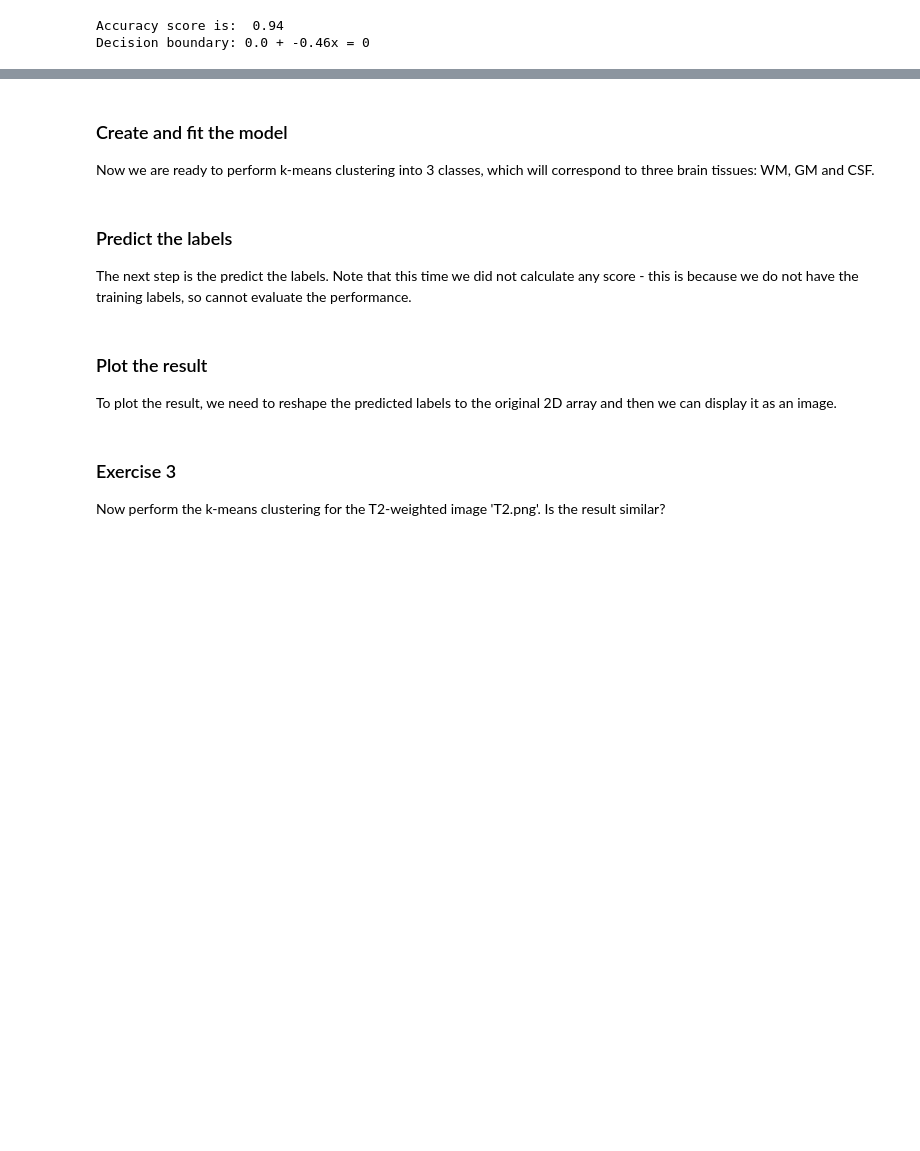
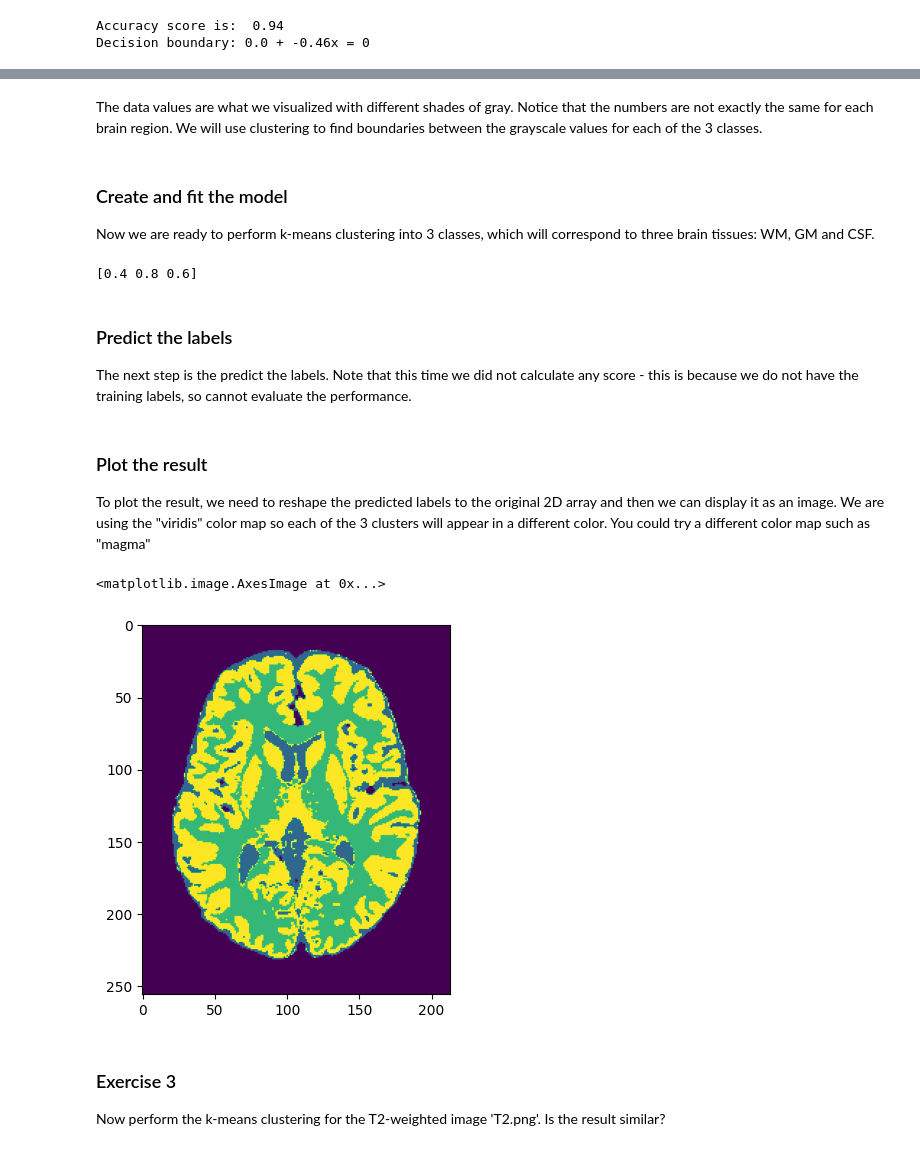
Before and after one commit to MaralAminpour/ML-BME-UofA, a Jupyter notebook: Week-2-Introduction-to-machine-learning/2.1_Starting_with_sklearn.ipynb, the cells around one changed output, grey strips where cells are left out. Saved outputs shown, nothing was run; the diff lists cells and outputs as text; code cells hidden in the pictures; blank space fills up the shorter version.

```diff
--- a/Week-2-Introduction-to-machine-learning/2.1_Starting_with_sklearn.ipynb
+++ b/Week-2-Introduction-to-machine-learning/2.1_Starting_with_sklearn.ipynb
@@ -476,3 +503,5 @@ print('Shape of feature matrix X is ', X.shape)
+# %% [markdown]
+The data values are what we visualized with different shades of gray. Notice that the numbers are not exactly the same for each brain region. We will use clustering to find boundaries between the grayscale values for each of the 3 classes.
 # %% [markdown]
 ### Create and fit the model
 
@@ -481,29 +510,38 @@ Now we are ready to perform k-means clustering into 3 classes, which will corres
 from sklearn.cluster import KMeans
 
 # Create the model
-model=KMeans(n_clusters=3, random_state = 42)
+km_model = KMeans(n_clusters=3, random_state=42, n_init=10)
+
 # Fit the model
-model.fit(X)
-# Fitted parametres
-c = model.cluster_centers_
+km_model.fit(X)
+
+# Fitted parameters
+c = km_model.cluster_centers_
 print(c.round(1).flatten())
+# %% [output]
+[0.4 0.8 0.6]
 # %% [markdown]
 ### Predict the labels
 
 The next step is the predict the labels. Note that this time we did not calculate any score - this is because we do not have the training labels, so cannot evaluate the performance.
 # %%
 # Predict the labels
-y=model.predict(X)
+y_predict = km_model.predict(X)
 # %% [markdown]
 ### Plot the result
-To plot the result, we need to reshape the predicted labels to the original 2D array and then we can display it as an image.
+To plot the result, we need to reshape the predicted labels to the original 2D array and then we can display it as an image. We are using the "viridis" color map so each of the 3 clusters will appear in a different color. You could try a different color map such as "magma"
 # %%
 # Create empty segmentation image
 segmentation = np.zeros(T1.shape)
+
 # Paste the labels into correct locations
-segmentation[ind] = y+1
+segmentation[ind] = y_predict + 1
+
 # Plot the segmentation
 plt.imshow(segmentation, cmap = 'viridis')
+# %% [output]
+<matplotlib.image.AxesImage at 0x...>
+[figure, added]
 # %% [markdown]
 ### Exercise 3
 
```
Also changed, not shown: parts of 9 cells of this notebook, 3 other files.
